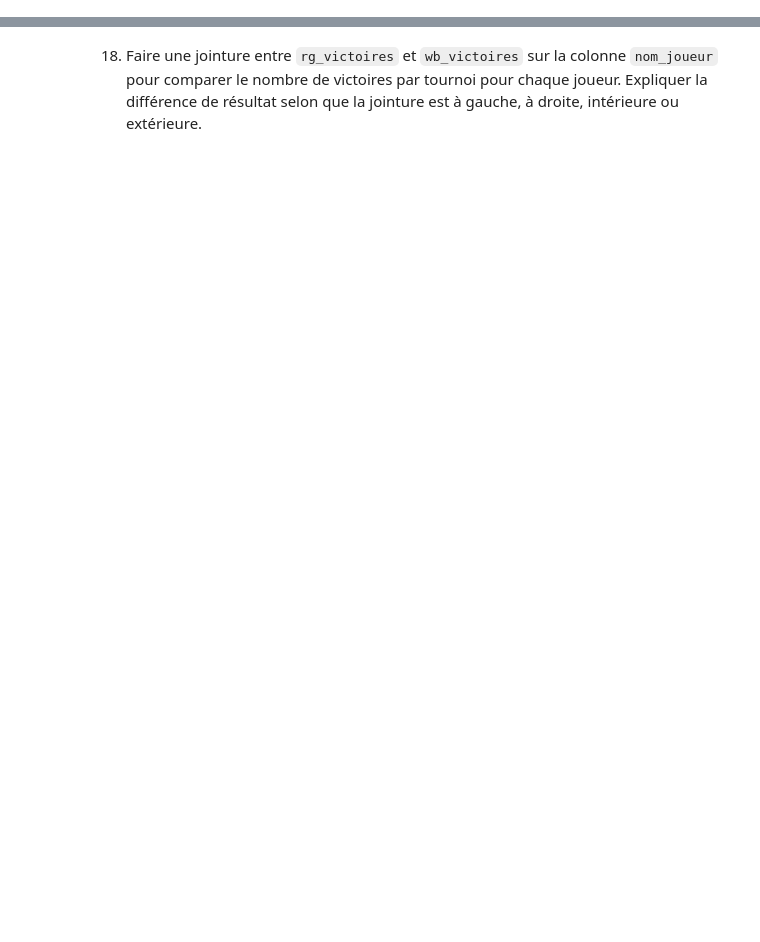
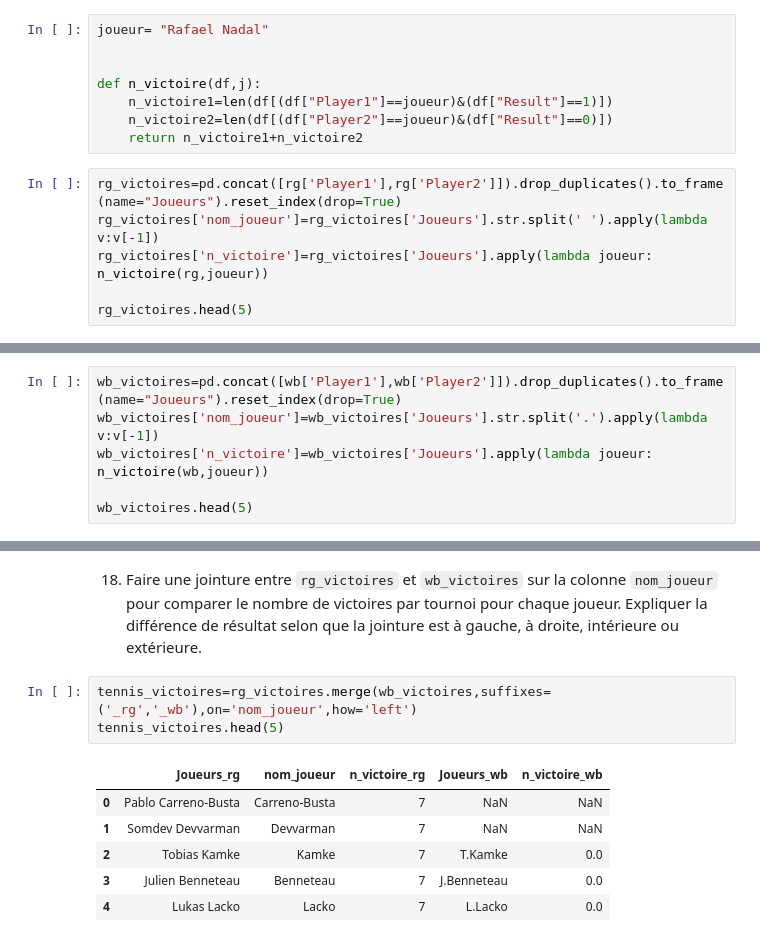
Before and after one commit to EdouardCHATILLON/Formation_ensae, a Jupyter notebook: Code/02_pandas_2.ipynb, the cells around one changed output, grey strips where cells are left out. Drawn from its saved outputs; the diff is of its cells as text; blank space fills up the shorter version.

```diff
--- a/Code/02_pandas_2.ipynb
+++ b/Code/02_pandas_2.ipynb
@@ -141,3 +245,17 @@ def n_match(s):
 - `joueur` : nom du joueur tel qu'il est donné dans `rg`,
 - `nom_joueur` : nom de famille du joueur uniquement,
 - `n_victoire` : nombre de matchs gagnés dans le tournoi.
+# %%
+joueur= "Rafael Nadal"
+
+
+def n_victoire(df,j):
+    n_victoire1=len(df[(df["Player1"]==joueur)&(df["Result"]==1)])
+    n_victoire2=len(df[(df["Player2"]==joueur)&(df["Result"]==0)])
+    return n_victoire1+n_victoire2
+# %%
+rg_victoires=pd.concat([rg['Player1'],rg['Player2']]).drop_duplicates().to_frame(name="Joueurs").reset_index(drop=True)
+rg_victoires['nom_joueur']=rg_victoires['Joueurs'].str.split(' ').apply(lambda v:v[-1])
+rg_victoires['n_victoire']=rg_victoires['Joueurs'].apply(lambda joueur: n_victoire(rg,joueur))
+
+rg_victoires.head(5)
@@ -146,3 +271,9 @@ def n_match(s):
 - `joueur` : nom du joueur tel qu'il est donné dans `wb`,
 - `nom_joueur` : nom de famille du joueur uniquement,
 - `n_victoire` : nombre de matchs gagnés dans le tournoi.
+# %%
+wb_victoires=pd.concat([wb['Player1'],wb['Player2']]).drop_duplicates().to_frame(name="Joueurs").reset_index(drop=True)
+wb_victoires['nom_joueur']=wb_victoires['Joueurs'].str.split('.').apply(lambda v:v[-1])
+wb_victoires['n_victoire']=wb_victoires['Joueurs'].apply(lambda joueur: n_victoire(wb,joueur))
+
+wb_victoires.head(5)
@@ -149,2 +287,12 @@ def n_match(s):
 # %% [markdown]
 18. Faire une jointure entre `rg_victoires` et `wb_victoires` sur la colonne `nom_joueur` pour comparer le nombre de victoires par tournoi pour chaque joueur. Expliquer la différence de résultat selon que la jointure est à gauche, à droite, intérieure ou extérieure.
+# %%
+tennis_victoires=rg_victoires.merge(wb_victoires,suffixes=('_rg','_wb'),on='nom_joueur',how='left')
+tennis_victoires.head(5)
+# %% [output]
+|  | Joueurs_rg | nom_joueur | n_victoire_rg | Joueurs_wb | n_victoire_wb |
+| 0 | Pablo Carreno-Busta | Carreno-Busta | 7 | NaN | NaN |
+| 1 | Somdev Devvarman | Devvarman | 7 | NaN | NaN |
+| 2 | Tobias Kamke | Kamke | 7 | T.Kamke | 0.0 |
+| 3 | Julien Benneteau | Benneteau | 7 | J.Benneteau | 0.0 |
+| 4 | Lukas Lacko | Lacko | 7 | L.Lacko | 0.0 |
```
Also changed, not shown: parts of 10 cells of this notebook.
